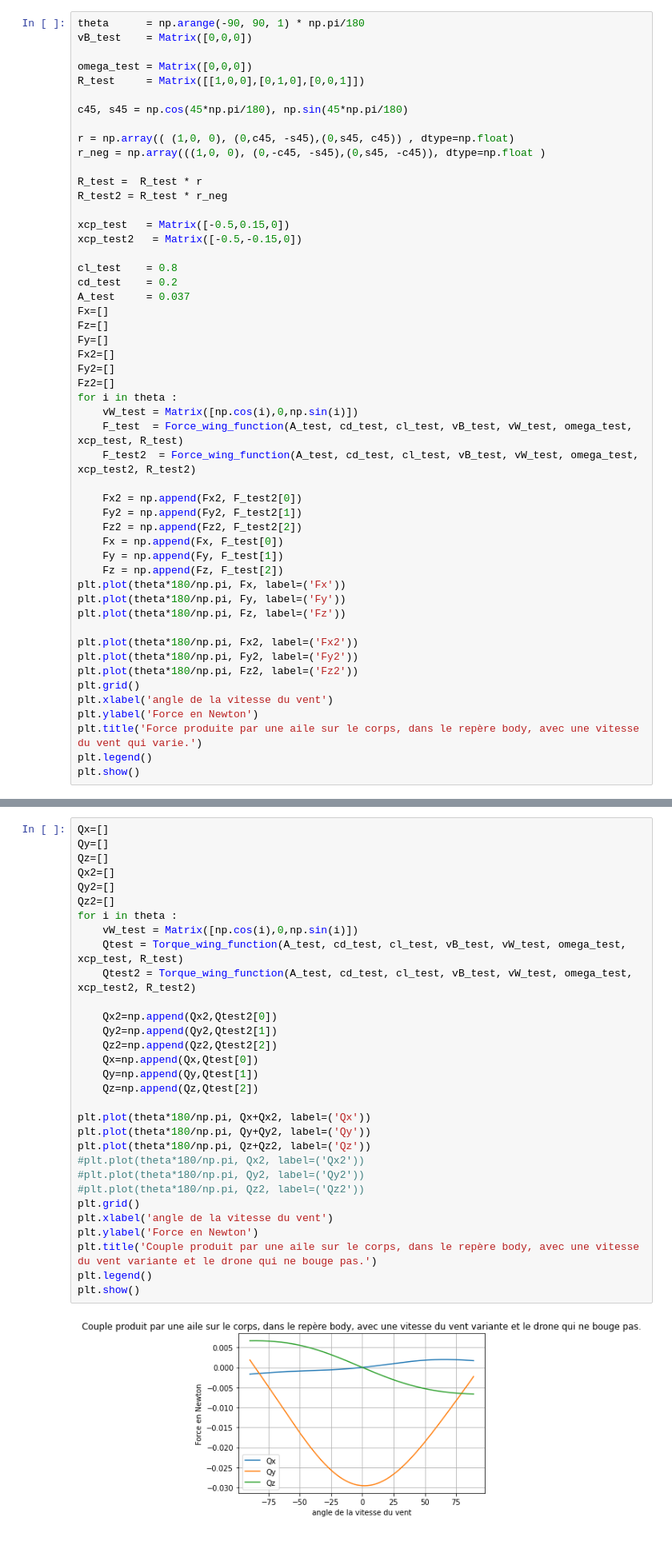
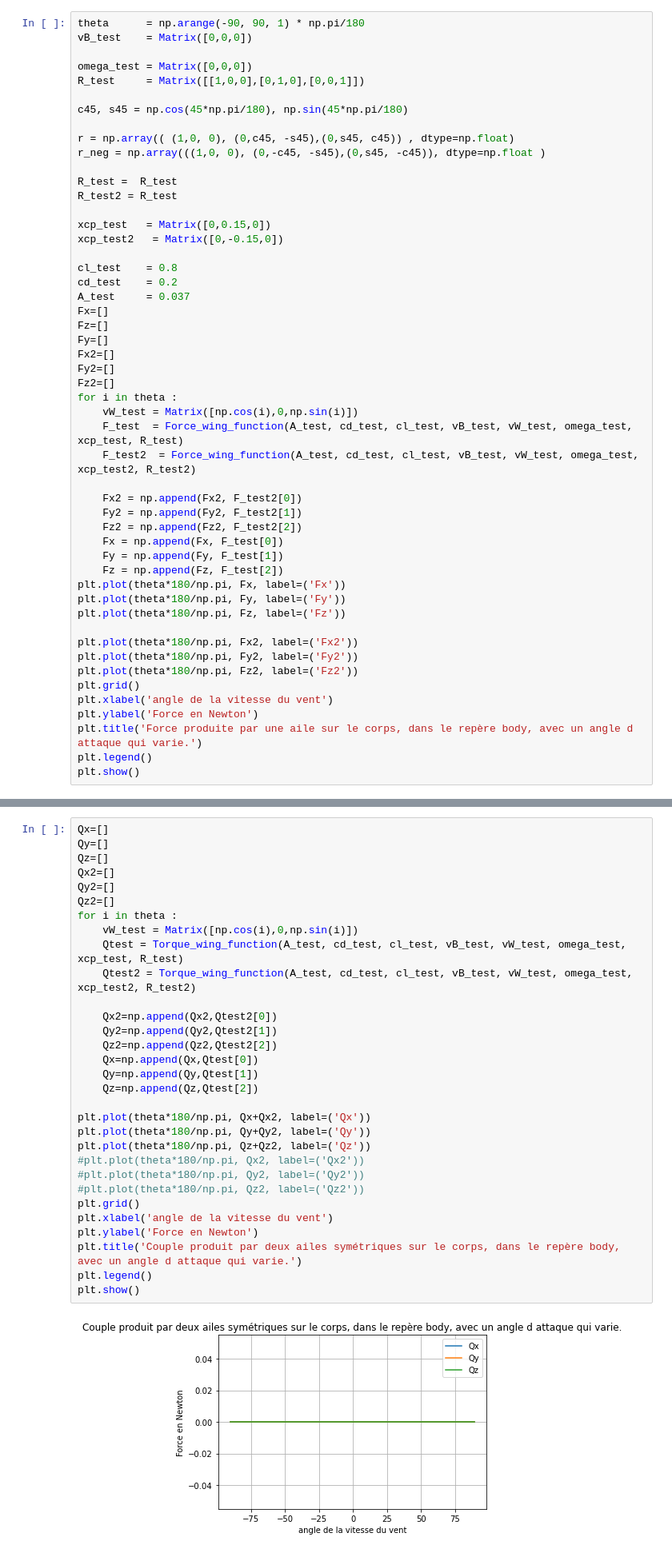
Before and after one commit to altlnt/Avion-Simulation-Identification, a Jupyter notebook: Force_aerodynamiques.ipynb, the cells around one changed output, grey strips where cells are left out. Shown at 80% size. Drawn from its saved outputs; the diff is of its cells as text.

```diff
--- a/Force_aerodynamiques.ipynb
+++ b/Force_aerodynamiques.ipynb
@@ -239,11 +243,11 @@ c45, s45 = np.cos(45*np.pi/180), np.sin(45*np.pi/180)
 r = np.array(( (1,0, 0), (0,c45, -s45),(0,s45, c45)) , dtype=np.float)
 r_neg = np.array(((1,0, 0), (0,-c45, -s45),(0,s45, -c45)), dtype=np.float )
 
-R_test =  R_test * r
-R_test2 = R_test * r_neg
+R_test =  R_test
+R_test2 = R_test
 
-xcp_test   = Matrix([-0.5,0.15,0])
-xcp_test2   = Matrix([-0.5,-0.15,0])
+xcp_test   = Matrix([0,0.15,0])
+xcp_test2   = Matrix([0,-0.15,0])
 
 cl_test    = 0.8
 cd_test    = 0.2
@@ -275,7 +279,7 @@ plt.plot(theta*180/np.pi, Fz2, label=('Fz2'))
 plt.grid()
 plt.xlabel('angle de la vitesse du vent')
 plt.ylabel('Force en Newton')
-plt.title('Force produite par une aile sur le corps, dans le repère body, avec une vitesse du vent qui varie.')
+plt.title('Force produite par une aile sur le corps, dans le repère body, avec un angle d attaque qui varie.')
 plt.legend()
 plt.show()
 # %% [output]
@@ -284,35 +288,35 @@ plt.show()
 Qx=[]
 Qy=[]
 Qz=[]
 Qx2=[]
 Qy2=[]
 Qz2=[]
 for i in theta :
     vW_test = Matrix([np.cos(i),0,np.sin(i)])
     Qtest = Torque_wing_function(A_test, cd_test, cl_test, vB_test, vW_test, omega_test, xcp_test, R_test)
     Qtest2 = Torque_wing_function(A_test, cd_test, cl_test, vB_test, vW_test, omega_test, xcp_test2, R_test2)
 
     Qx2=np.append(Qx2,Qtest2[0])
     Qy2=np.append(Qy2,Qtest2[1])
     Qz2=np.append(Qz2,Qtest2[2])
     Qx=np.append(Qx,Qtest[0])
     Qy=np.append(Qy,Qtest[1])
     Qz=np.append(Qz,Qtest[2])
 
 plt.plot(theta*180/np.pi, Qx+Qx2, label=('Qx'))
 plt.plot(theta*180/np.pi, Qy+Qy2, label=('Qy'))
 plt.plot(theta*180/np.pi, Qz+Qz2, label=('Qz'))
 #plt.plot(theta*180/np.pi, Qx2, label=('Qx2'))
 #plt.plot(theta*180/np.pi, Qy2, label=('Qy2'))
 #plt.plot(theta*180/np.pi, Qz2, label=('Qz2'))
 plt.grid()
 plt.xlabel('angle de la vitesse du vent')
 plt.ylabel('Force en Newton')
-plt.title('Couple produit par une aile sur le corps, dans le repère body, avec une vitesse du vent variante et le drone qui ne bouge pas.')
+plt.title('Couple produit par deux ailes symétriques sur le corps, dans le repère body, avec un angle d attaque qui varie.')
 plt.legend()
 plt.show()
 # %% [output]
-[figure, old version]
+[figure, new version]
 # %% [markdown]
 Test des fonctions des efforts des moteurs
 # %%
```
Also changed, not shown: parts of 11 cells of this notebook, 8 other files.
